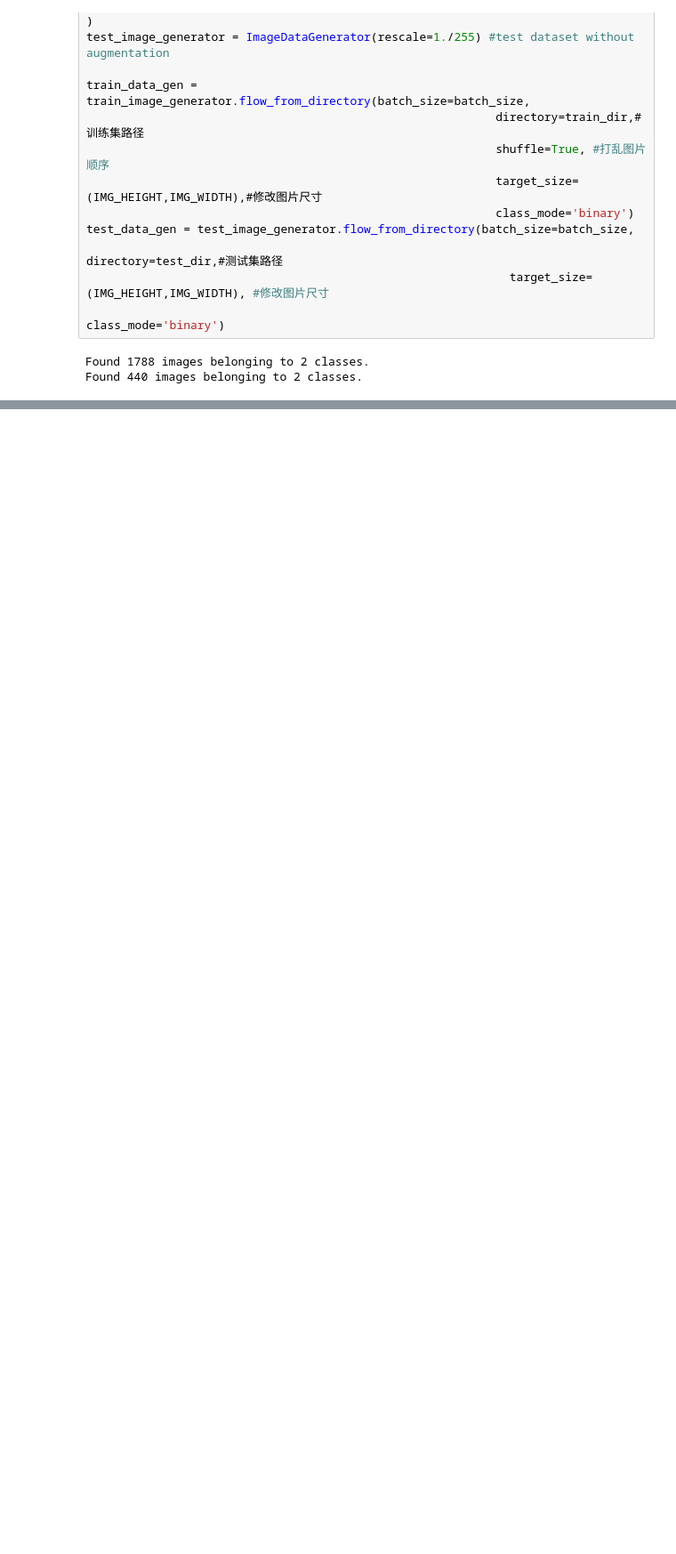
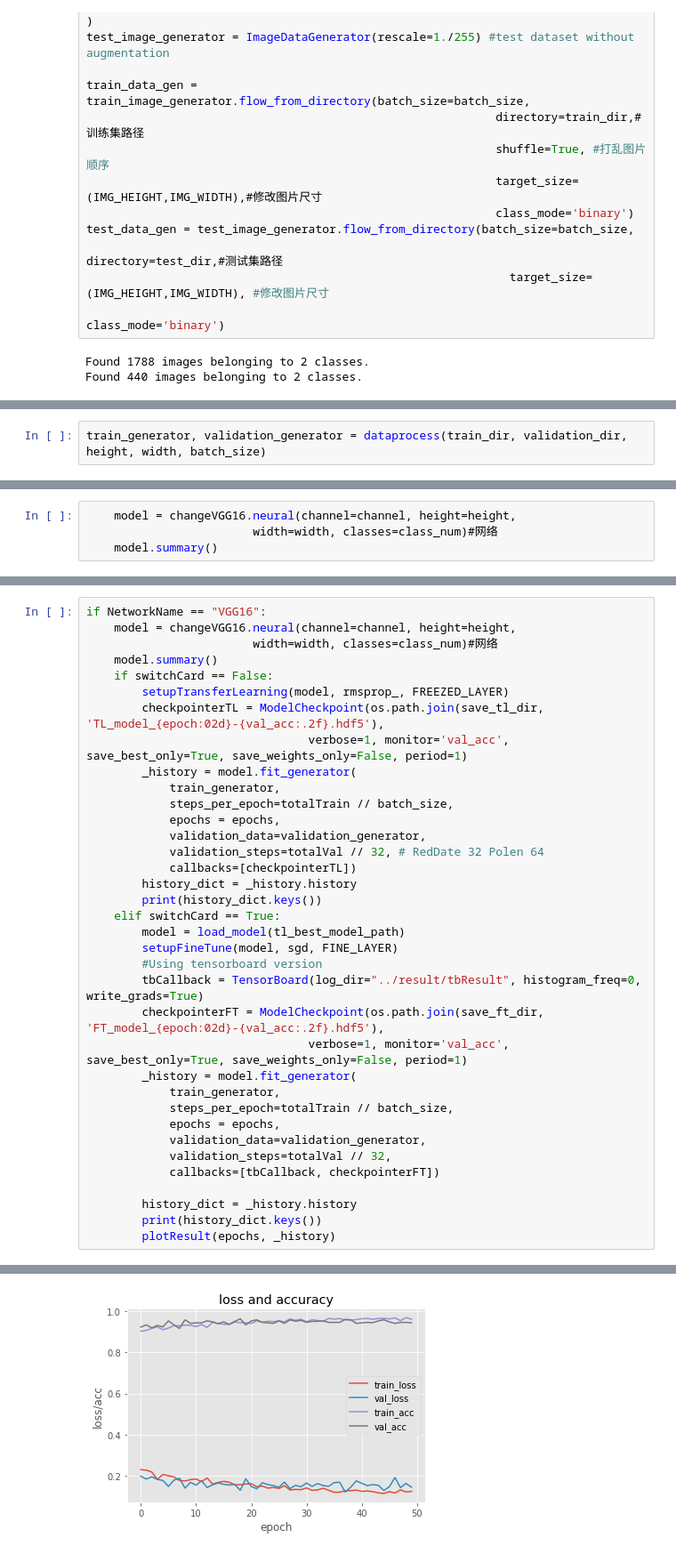
Before and after one commit to ChunjunHu/Morpho, a Jupyter notebook: sneaker1.ipynb, the cells around one changed output, grey strips where cells are left out. Shown: that part at 89% size. Saved outputs shown, nothing was run; the diff lists cells and outputs as text; blank space fills up the shorter version.

```diff
--- a/sneaker1.ipynb
+++ b/sneaker1.ipynb
@@ -677,0 +837,2 @@ Epoch 10/10
+# %%
+train_generator, validation_generator = dataprocess(train_dir, validation_dir, height, width, batch_size)
@@ -677,0 +922,4 @@ Epoch 10/10
+# %%
+    model = changeVGG16.neural(channel=channel, height=height,
+                        width=width, classes=class_num)#网络
+    model.summary()
@@ -677,0 +944,37 @@ Epoch 10/10
+# %%
+if NetworkName == "VGG16":
+    model = changeVGG16.neural(channel=channel, height=height,
+                        width=width, classes=class_num)#网络
+    model.summary()
+    if switchCard == False:
+        setupTransferLearning(model, rmsprop_, FREEZED_LAYER)
+        checkpointerTL = ModelCheckpoint(os.path.join(save_tl_dir, 'TL_model_{epoch:02d}-{val_acc:.2f}.hdf5'),
+                                verbose=1, monitor='val_acc', save_best_only=True, save_weights_only=False, period=1)
+        _history = model.fit_generator(
+            train_generator,
+            steps_per_epoch=totalTrain // batch_size,
+            epochs = epochs,
+            validation_data=validation_generator,
+            validation_steps=totalVal // 32, # RedDate 32 Polen 64
+            callbacks=[checkpointerTL])
+        history_dict = _history.history
+        print(history_dict.keys())
+    elif switchCard == True:
+        model = load_model(tl_best_model_path)
+        setupFineTune(model, sgd, FINE_LAYER)
+        #Using tensorboard version
+        tbCallback = TensorBoard(log_dir="../result/tbResult", histogram_freq=0, write_grads=True)
+        checkpointerFT = ModelCheckpoint(os.path.join(save_ft_dir, 'FT_model_{epoch:02d}-{val_acc:.2f}.hdf5'),
+                                verbose=1, monitor='val_acc', save_best_only=True, save_weights_only=False, period=1)
+        _history = model.fit_generator(
+            train_generator,
+            steps_per_epoch=totalTrain // batch_size,
+            epochs = epochs,
+            validation_data=validation_generator,
+            validation_steps=totalVal // 32,
+            callbacks=[tbCallback, checkpointerFT])
+
+        history_dict = _history.history
+        print(history_dict.keys())
+        plotResult(epochs, _history)
+# %% [output]
@@ -677,0 +1016 @@ Epoch 10/10
+[figure, added]
```
Also changed, not shown: parts of 18 cells of this notebook.
